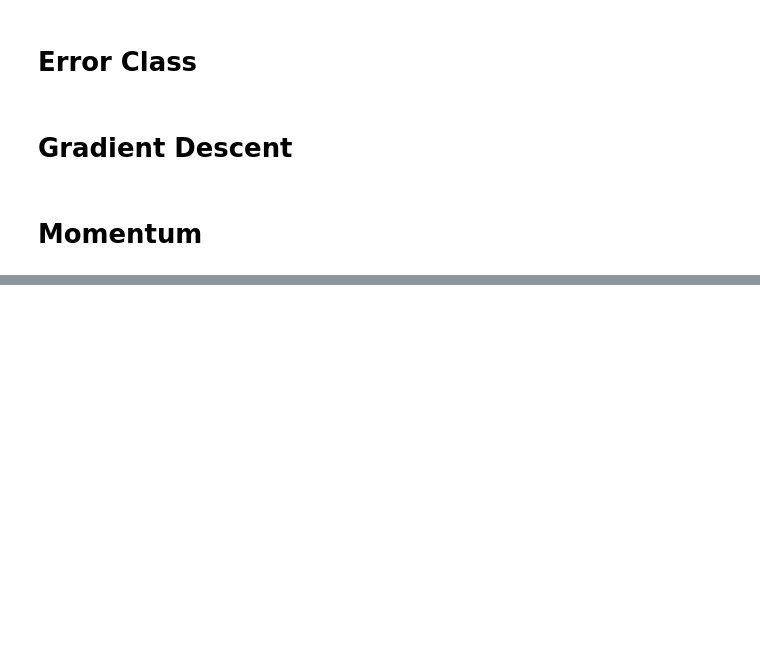
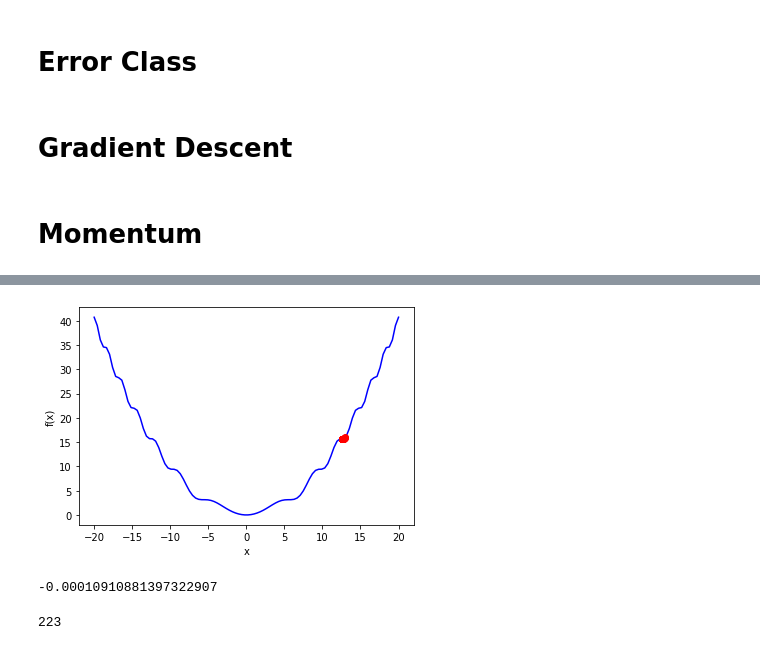
Before and after one commit to DanielDaCosta/gradient-descent, a Jupyter notebook: GradientDescent.ipynb, the cells around one changed output, grey strips where cells are left out. Drawn from its saved outputs; the diff is of its cells as text; code cells hidden in the pictures; blank space fills up the shorter version.

```diff
--- a/GradientDescent.ipynb
+++ b/GradientDescent.ipynb
@@ -277,0 +404,2 @@ class Momentum(GradientDescent):
+# %%
+test = RMSprop(f, df, 13, learning_rate = 0.01, max_iterations = 500)
@@ -277,0 +414,4 @@ class Momentum(GradientDescent):
+# %%
+test.plot_optimization(-20, 20)
+# %% [output]
+[figure, added]
@@ -277,0 +420,8 @@ class Momentum(GradientDescent):
+# %%
+test.fit()
+# %% [output]
+-0.00010910881397322907
+# %%
+test.get_n_iteration()
+# %% [output]
+223
```
Also changed, not shown: parts of 29 cells of this notebook.
